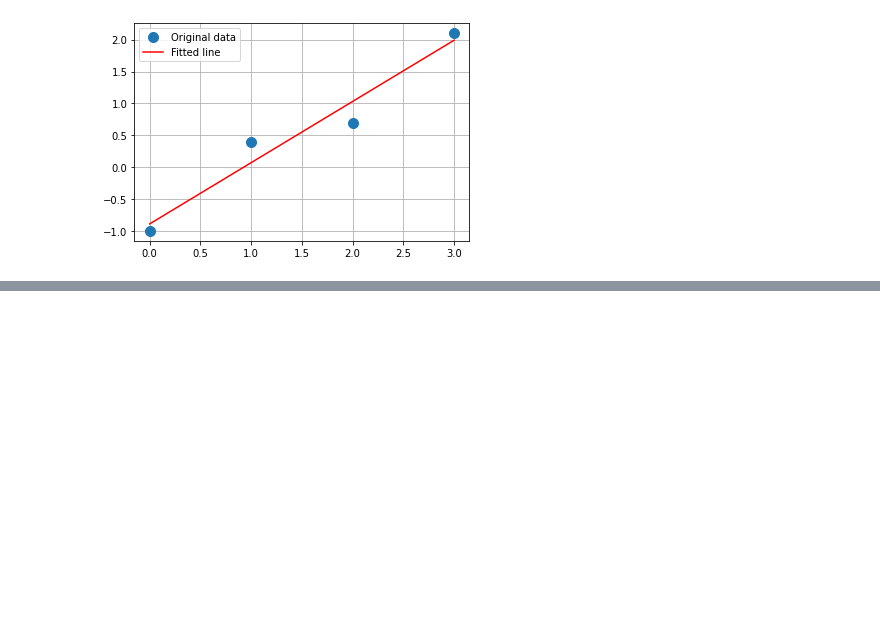
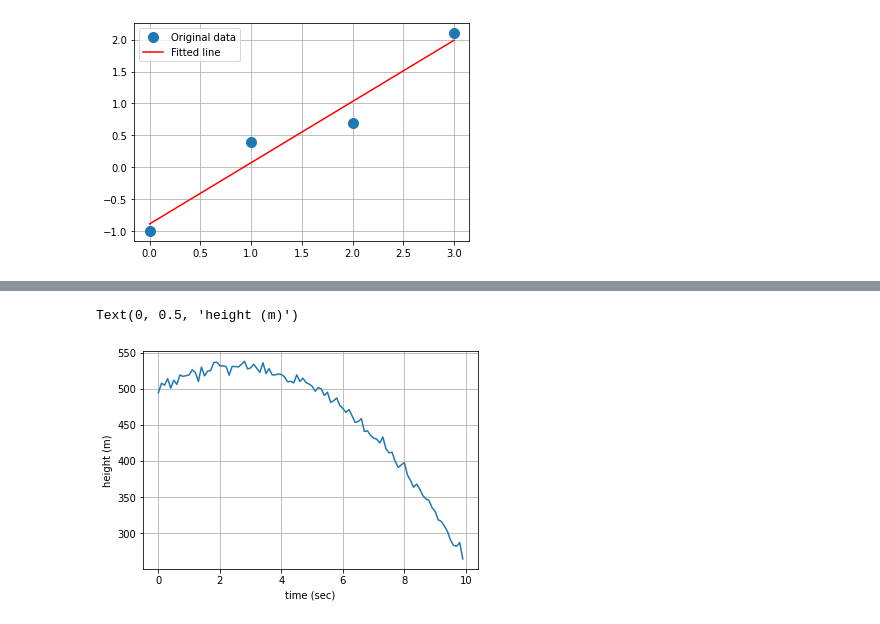
Before and after one commit to stanbaek/ece487A, a Jupyter notebook: docs/Labs/ICE6_LSE.ipynb, the cells around one changed output, grey strips where cells are left out. Cells and saved outputs as stored; diff of their text form; code cells hidden in the pictures; blank space fills up the shorter version.

```diff
--- a/docs/Labs/ICE6_LSE.ipynb
+++ b/docs/Labs/ICE6_LSE.ipynb
@@ -71,0 +125,36 @@ plt.show()
+# %%
+import matplotlib.pyplot as plt
+t = np.arange(0, 10, 0.1)
+y = np.array([494.94014461, 507.90896039, 505.22104446, 514.16752281,
+       501.03760921, 512.27372226, 506.25729082, 519.31098721,
+       517.35119455, 518.34500719, 519.43274428, 526.44327588,
+       522.94440423, 510.27500976, 530.25935105, 518.20603986,
+       524.71868822, 525.40621496, 536.39890016, 537.20679795,
+       531.97549049, 531.89355501, 530.9691791 , 519.09709483,
+       531.21151466, 531.05443774, 530.53020296, 533.87475854,
+       538.36426786, 527.72764456, 529.10979202, 534.25255071,
+       528.75549033, 522.85527636, 536.32133201, 521.3100716 ,
+       528.1091566 , 519.46924694, 519.41092769, 520.79686406,
+       519.93846816, 516.86770344, 509.90148208, 510.51326661,
+       508.31253149, 519.44185445, 510.40323351, 514.81167221,
+       508.93145792, 506.78927246, 503.84068939, 496.865354  ,
+       501.99404182, 499.78788123, 490.93831227, 495.25334285,
+       481.34690599, 483.62699738, 487.48676078, 477.13434071,
+       472.93284874, 467.48609631, 471.42676396, 462.61029894,
+       453.68093514, 454.75557321, 458.87031335, 441.0566181 ,
+       441.89473809, 435.6396022 , 431.82595852, 430.4877946 ,
+       425.13769744, 433.39377499, 417.19383723, 411.3984193 ,
+       412.21729864, 399.65482787, 391.16441599, 394.84928496,
+       397.76328403, 380.81427897, 373.16521311, 363.70635399,
+       368.01513611, 361.12434462, 352.11033439, 347.76032976,
+       345.46984985, 335.42433546, 330.60651309, 318.59015926,
+       316.38849782, 310.13386233, 302.52012775, 290.65413548,
+       283.08686336, 282.04215134, 287.05055972, 264.40202725])
+
+plt.plot(t, y)
+plt.grid('on')
+plt.xlabel('time (sec)')
+plt.ylabel('height (m)')
+# %% [output]
+Text(0, 0.5, 'height (m)')
+[figure, added]
```
Also changed, not shown: parts of 10 cells of this notebook, 1 other file.
